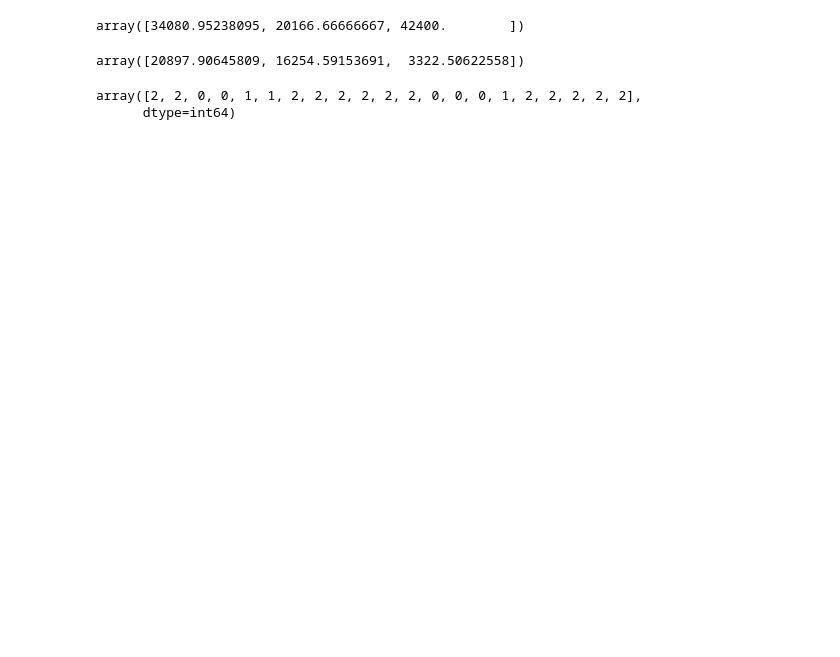
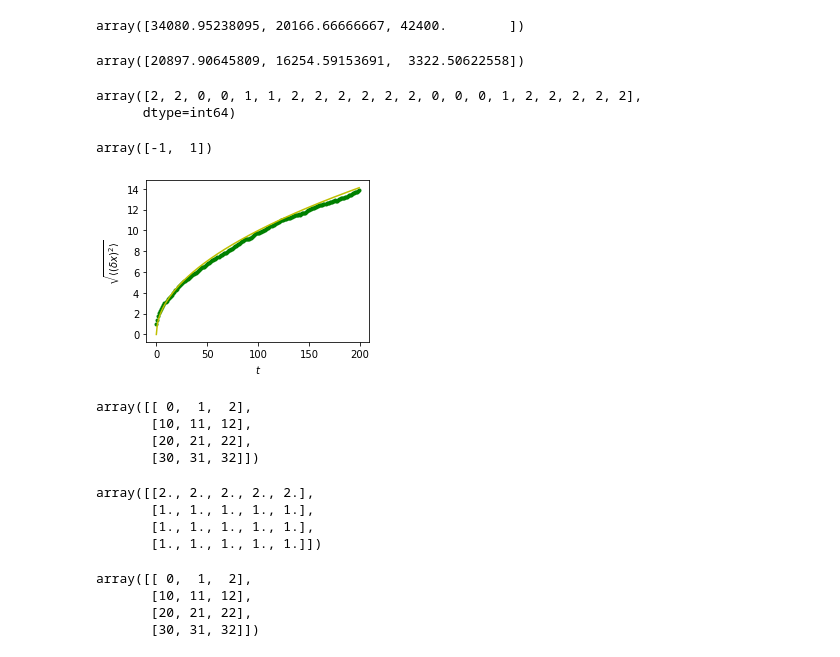
Before and after one commit to wirahitaputramas/Pemrograman-Lanjut-ET3107, a Jupyter notebook: numpy.ipynb, the cells around one changed output. Saved outputs shown, nothing was run; the diff lists cells and outputs as text; code cells hidden in the pictures; blank space fills up the shorter version.

```diff
--- a/numpy.ipynb
+++ b/numpy.ipynb
@@ -171,3 +160,64 @@ np.argmax(populations, axis=1)
 # %% [output]
 array([2, 2, 0, 0, 1, 1, 2, 2, 2, 2, 2, 2, 0, 0, 0, 1, 2, 2, 2, 2, 2],
       dtype=int64)
+# %%
+n_stories = 1000 # number of walkers
+t_max = 200      # time during which we follow the walker
+# %%
+t = np.arange(t_max)
+steps = 2 * np.random.randint(0, 1 + 1, (n_stories, t_max)) - 1 # +1 because the high value is exclusive
+np.unique(steps) # Verification: all steps are 1 or -1
+# %% [output]
+array([-1,  1])
+# %%
+positions = np.cumsum(steps, axis=1) # axis = 1: dimension of time
+sq_distance = positions**2
+# %%
+mean_sq_distance = np.mean(sq_distance, axis=0)
+# %%
+plt.figure(figsize=(4, 3))
+
+plt.plot(t, np.sqrt(mean_sq_distance), 'g.', t, np.sqrt(t), 'y-')
+
+plt.xlabel(r"$t$")
+
+plt.ylabel(r"$\sqrt{\langle (\delta x)^2 \rangle}$")
+
+plt.tight_layout() # provide sufficient space for labels
+# %% [output]
+[figure, added]
+# %%
+a = np.tile(np.arange(0, 40, 10), (3, 1)).T
+a
+
+
+
+
+b = np.array([0, 1, 2])
+a + b
+# %% [output]
+array([[ 0,  1,  2],
+       [10, 11, 12],
+       [20, 21, 22],
+       [30, 31, 32]])
+# %%
+a = np.ones((4, 5))
+a[0] = 2  # we assign an array of dimension 0 to an array of dimension 1
+a
+# %% [output]
+array([[2., 2., 2., 2., 2.],
+       [1., 1., 1., 1., 1.],
+       [1., 1., 1., 1., 1.],
+       [1., 1., 1., 1., 1.]])
+# %%
+a = np.arange(0, 40, 10)
+a.shape
+a = a[:, np.newaxis]  # adds a new axis -> 2D array
+a.shape
+a
+a + b
+# %% [output]
+array([[ 0,  1,  2],
+       [10, 11, 12],
+       [20, 21, 22],
+       [30, 31, 32]])
```
Also changed, not shown: parts of 58 cells of this notebook, 1 other file.
